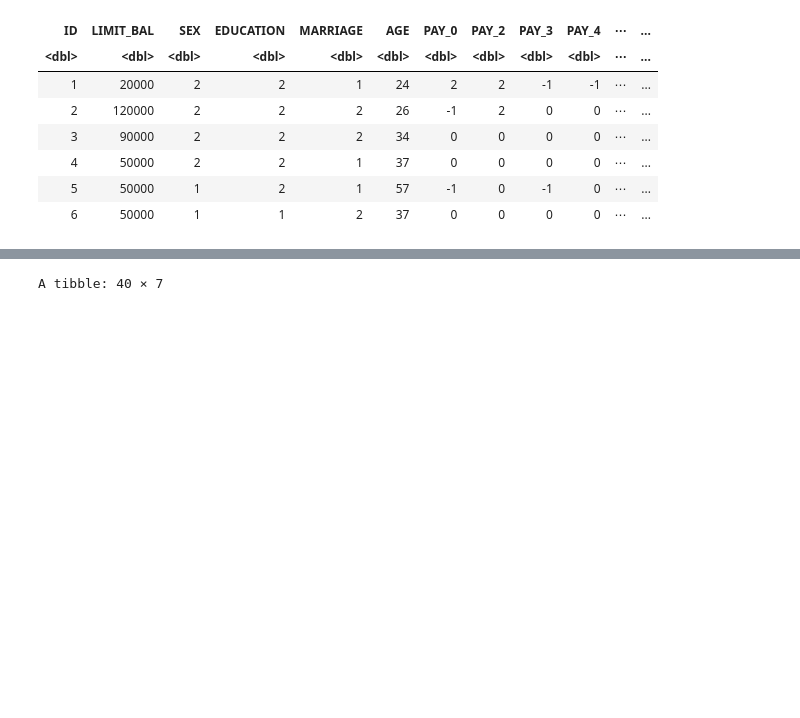
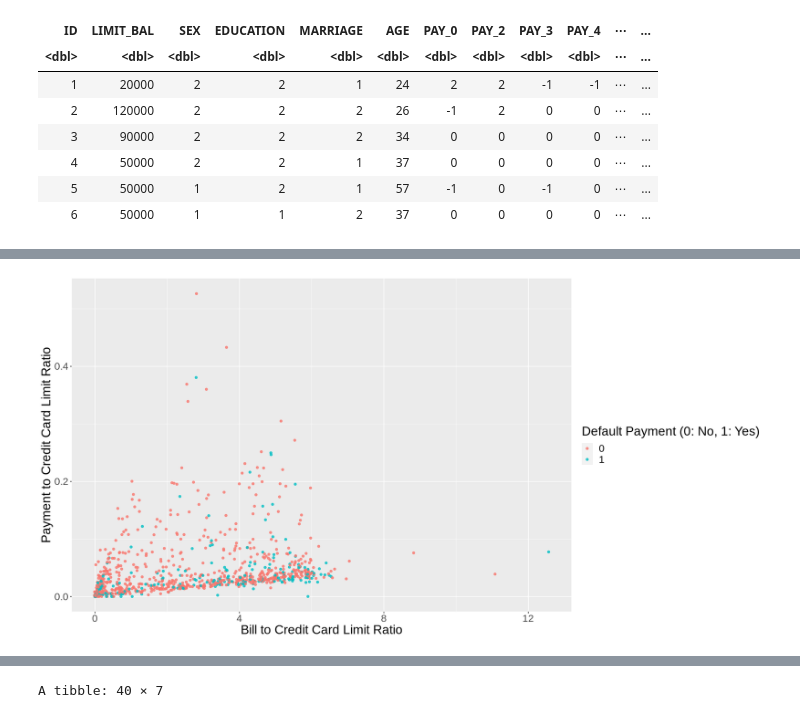
Before and after one commit to berkaytacar/Credit-Default-Predictor-Project, a Jupyter notebook: data_test.ipynb, the cells around one changed output, grey strips where cells are left out. Saved outputs shown, nothing was run; the diff lists cells and outputs as text; code cells hidden in the pictures; blank space fills up the shorter version.

```diff
--- a/data_test.ipynb
+++ b/data_test.ipynb
@@ -129,0 +173,11 @@ plot_grid(d0_ed, d1_ed)
+# %%
+options(repr.plot.width = 16, repr.plot.height = 8)
+pay_bill_plot <- cd_5000_select %>%
+                slice(1:1000) %>%
+                ggplot(aes(x = usage_cdt, y = pmt, color = default_nm))+
+                geom_point(alpha = 0.8)+
+                labs(x = "Bill to Credit Card Limit Ratio", y = "Payment to Credit Card Limit Ratio", color = "Default Payment (0: No, 1: Yes)")+
+                theme(text = element_text(size = 20))
+pay_bill_plot
+# %% [output]
+[figure, added]
```
Also changed, not shown: parts of 19 cells of this notebook, 1 other file.
